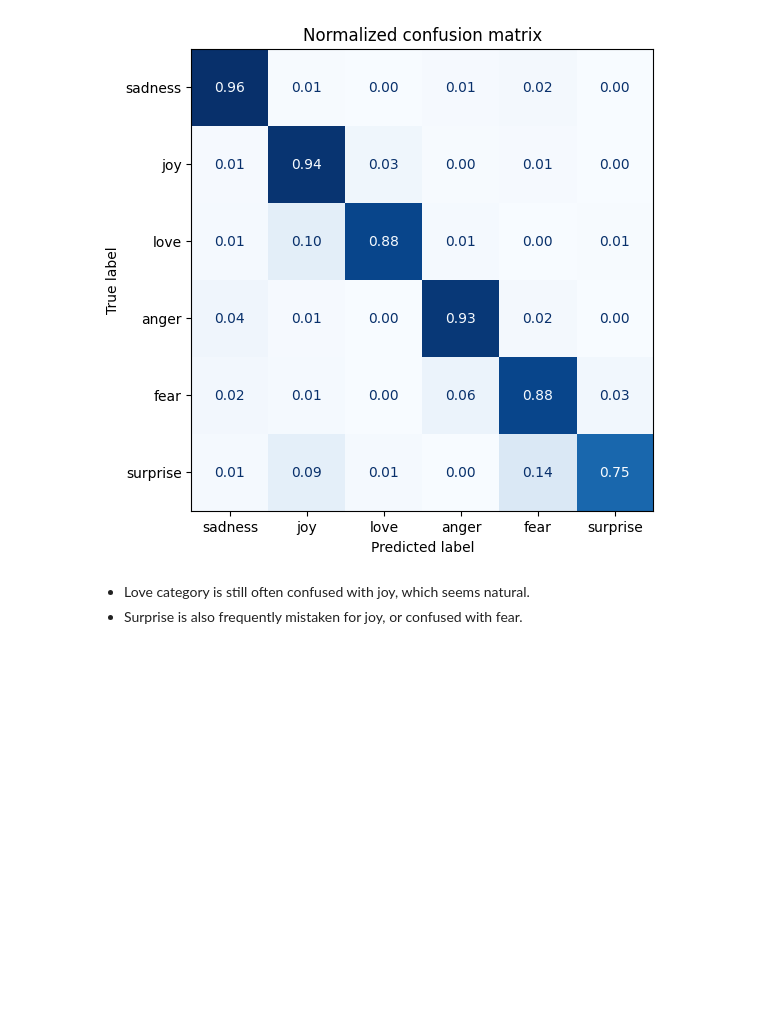
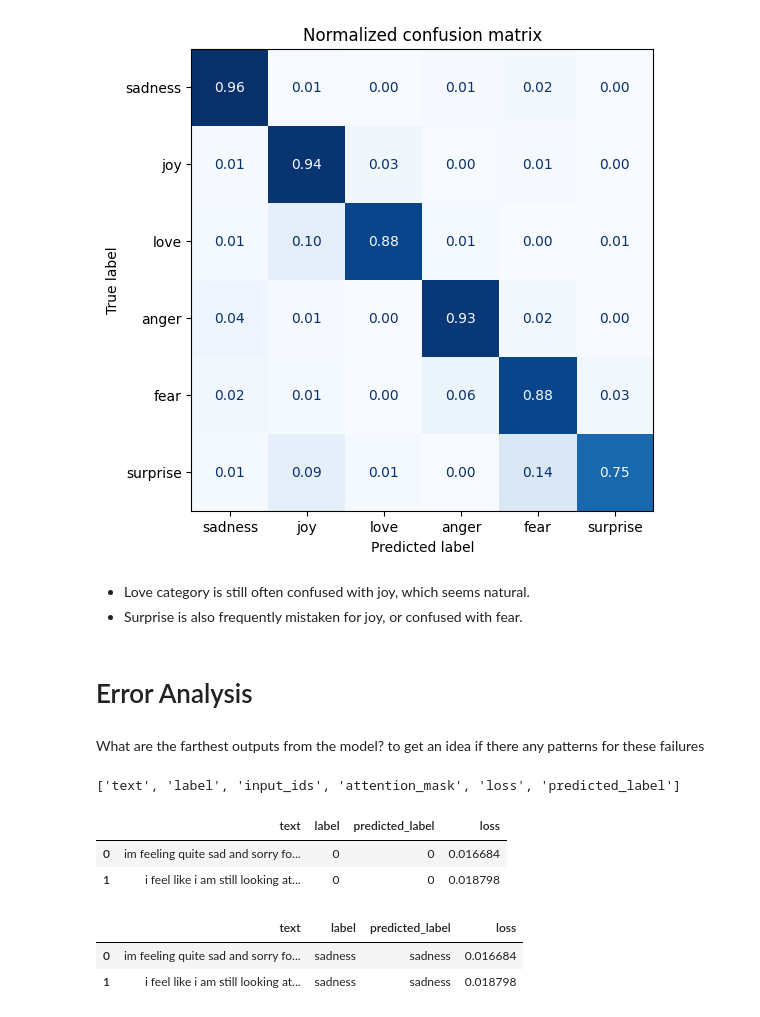
Before and after one commit to That1Panda/Text-Classification, a Jupyter notebook: text-classification.ipynb, the cells around one changed output. Drawn from its saved outputs; the diff is of its cells as text; code cells hidden in the pictures; blank space fills up the shorter version.

Commit message:
[Development] Addition of Error Analysis for Finetuning Transformer section

```diff
--- a/text-classification.ipynb
+++ b/text-classification.ipynb
@@ -256,3 +256,46 @@ plot_confusion_matrix(y_preds,y_valid,labels)
 # %% [markdown]
 - Love category is still often confused with joy, which seems natural.
 - Surprise is also frequently mistaken for joy, or confused with fear.
+# %% [markdown]
+# Error Analysis
+# %% [markdown]
+What are the farthest outputs from the model?
+to get an idea if there any patterns for these failures
+# %%
+def forward_pass_with_label(batch):
+    # Place all input tensors on the same device as the model
+    inputs = {k:v.to(device) for k,v in batch.items()
+              if k in tokenizer.model_input_names}
+
+    with torch.no_grad():
+        output = model(**inputs)
+        pred_label = torch.argmax(output.logits, axis=-1)
+        loss = torch.nn.functional.cross_entropy(output.logits, batch["label"].to(device),
+                             reduction="none")
+        return {"loss": loss.cpu().numpy(),
+            "predicted_label": pred_label.cpu().numpy()}
+
+emotions_encoded.set_format("torch",columns=['input_ids','attention_mask',"label"])
+emotions_encoded['validation']=emotions_encoded['validation'].map(forward_pass_with_label, batched=True, batch_size=16)
+print(emotions_encoded['validation'].column_names)
+# %% [output]
+['text', 'label', 'input_ids', 'attention_mask', 'loss', 'predicted_label']
+# %%
+emotions_encoded.set_format("pandas")
+cols = ["text", "label", "predicted_label", "loss"]
+df_test = emotions_encoded["validation"][:][cols]
+df_test.head(2)
+# %% [output]
+|  | text | label | predicted_label | loss |
+| 0 | im feeling quite sad and sorry fo... | 0 | 0 | 0.016684 |
+| 1 | i feel like i am still looking at... | 0 | 0 | 0.018798 |
+# %%
+def label_int2str(row):
+    return emotions['train'].features['label'].int2str(row)
+df_test["label"] = df_test["label"].apply(label_int2str)
+df_test["predicted_label"] = (df_test["predicted_label"].apply(label_int2str))
+df_test.head(2)
+# %% [output]
+|  | text | label | predicted_label | loss |
+| 0 | im feeling quite sad and sorry fo... | sadness | sadness | 0.016684 |
+| 1 | i feel like i am still looking at... | sadness | sadness | 0.018798 |
```
Also changed, not shown: parts of 3 cells of this notebook.
